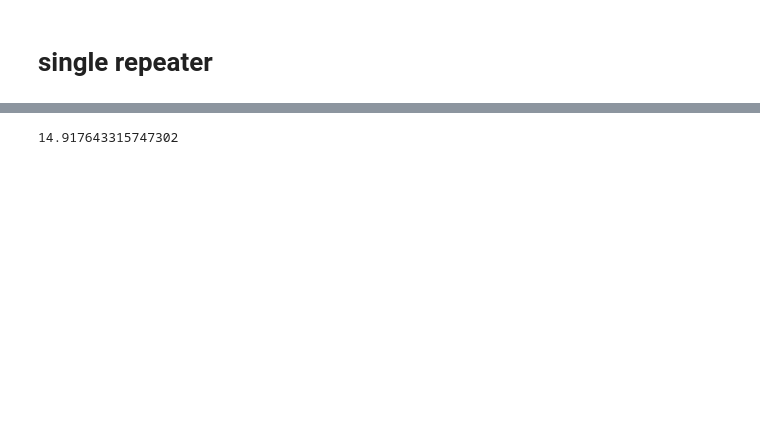
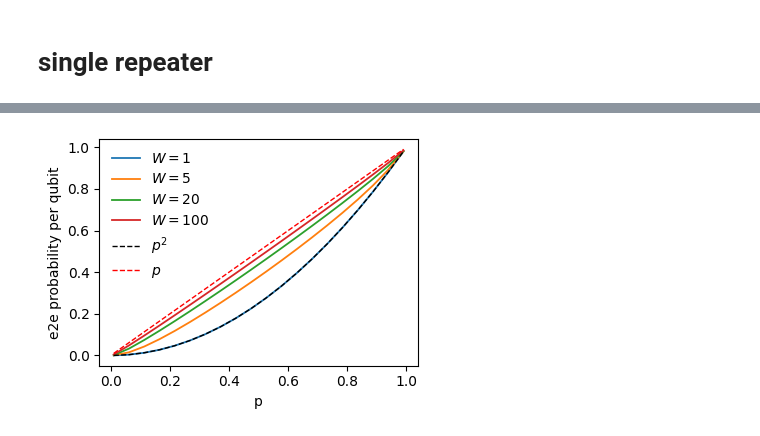
Before and after one commit to hassan-shap/QNUM, a Jupyter notebook: real-time-simulation.ipynb, the cells around one changed output, grey strips where cells are left out. Cells and saved outputs as stored; diff of their text form; code cells hidden in the pictures; blank space fills up the shorter version.

```diff
--- a/real-time-simulation.ipynb
+++ b/real-time-simulation.ipynb
@@ -147,9 +191,27 @@ print(eff_rate)
 # %%
-prob = 0
-for i1 in range(Nm+1):
-    for i2 in range(Nm+1):
-        prob += min(i1,i2)* comb(Nm,i1)* comb(Nm,i2) * p1**i1 * (1-p1)**(Nm-i1) * p2**i2 * (1-p2)**(Nm-i2)
-print(prob)
+def ent_rate_memory_exact(p_list,Nm):
+    # only works for N0=0
+    prob = np.zeros(len(p_list))
+    for i_p, p in enumerate(p_list):
+        p1 = p
+        p2 = p
+        for i1 in range(Nm+1):
+            for i2 in range(Nm+1):
+                prob[i_p] += min(i1,i2)* comb(Nm,i1)* comb(Nm,i2) * p1**i1 * (1-p1)**(Nm-i1) * p2**i2 * (1-p2)**(Nm-i2)
+    return prob/Nm
+plt.figure(figsize=(4,3))
+# plt.plot(p_list,rates,".")
+Nm_list = [1,5,20,100]
+for i_N,Nm in enumerate(Nm_list):
+    plt.plot(p_list,ent_rate_memory_exact(p_list,Nm),"-",linewidth=1.3,label=r"$W=%d$" % Nm)
+plt.plot(p_list,p_list**2,"k--",label=r"$p^2$",linewidth=1)
+plt.plot(p_list,p_list,"r--",label=r"$p$",linewidth=1)
+plt.xlabel("p")
+plt.ylabel("e2e probability per qubit")
+plt.legend(loc="best",frameon=False)
+plt.tight_layout()
+plt.savefig("figs/multiplexing.pdf")
+plt.show()
 # %% [output]
-14.917643315747302
+[figure, added]
 # %%
```
Also changed, not shown: parts of 12 cells of this notebook, 7 other files.
